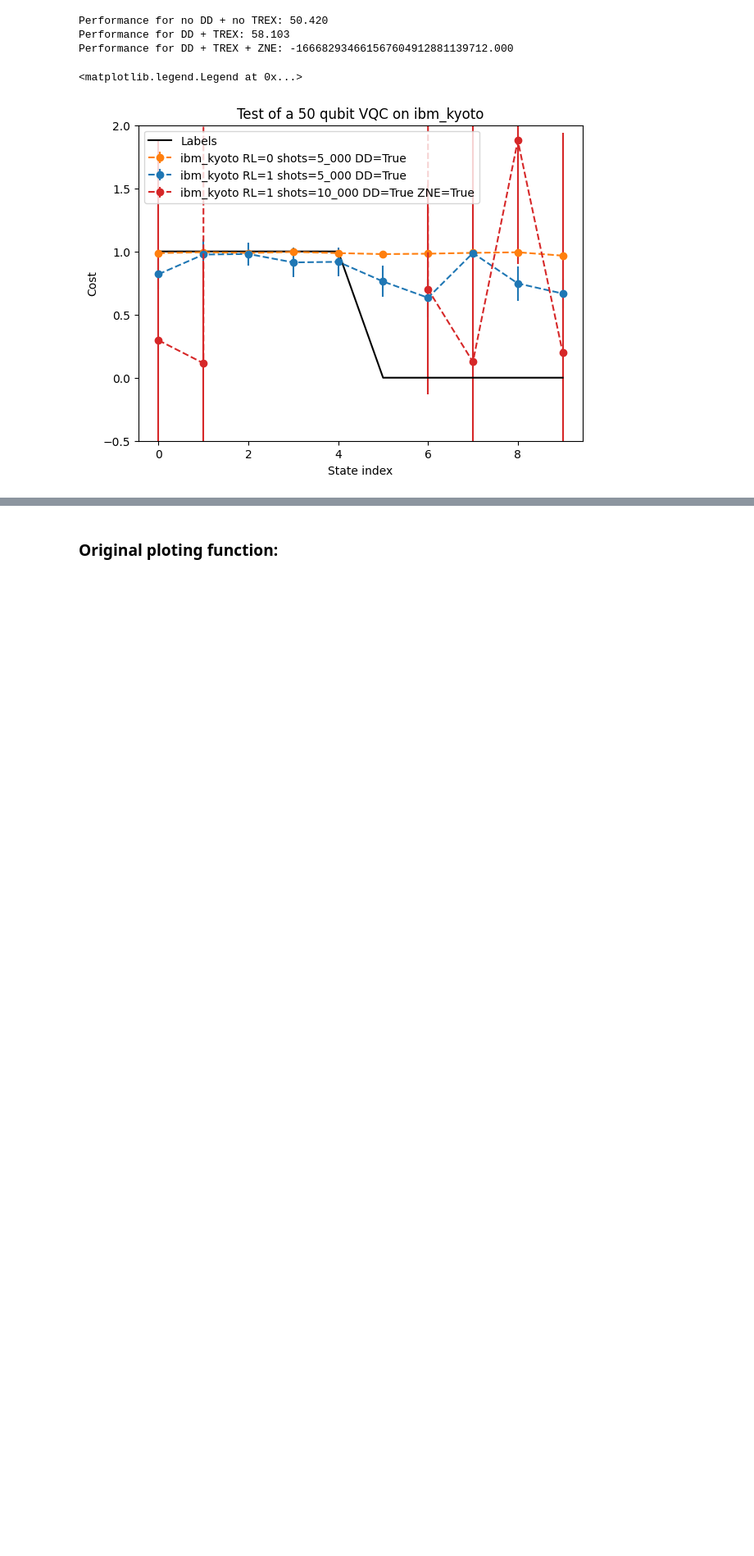
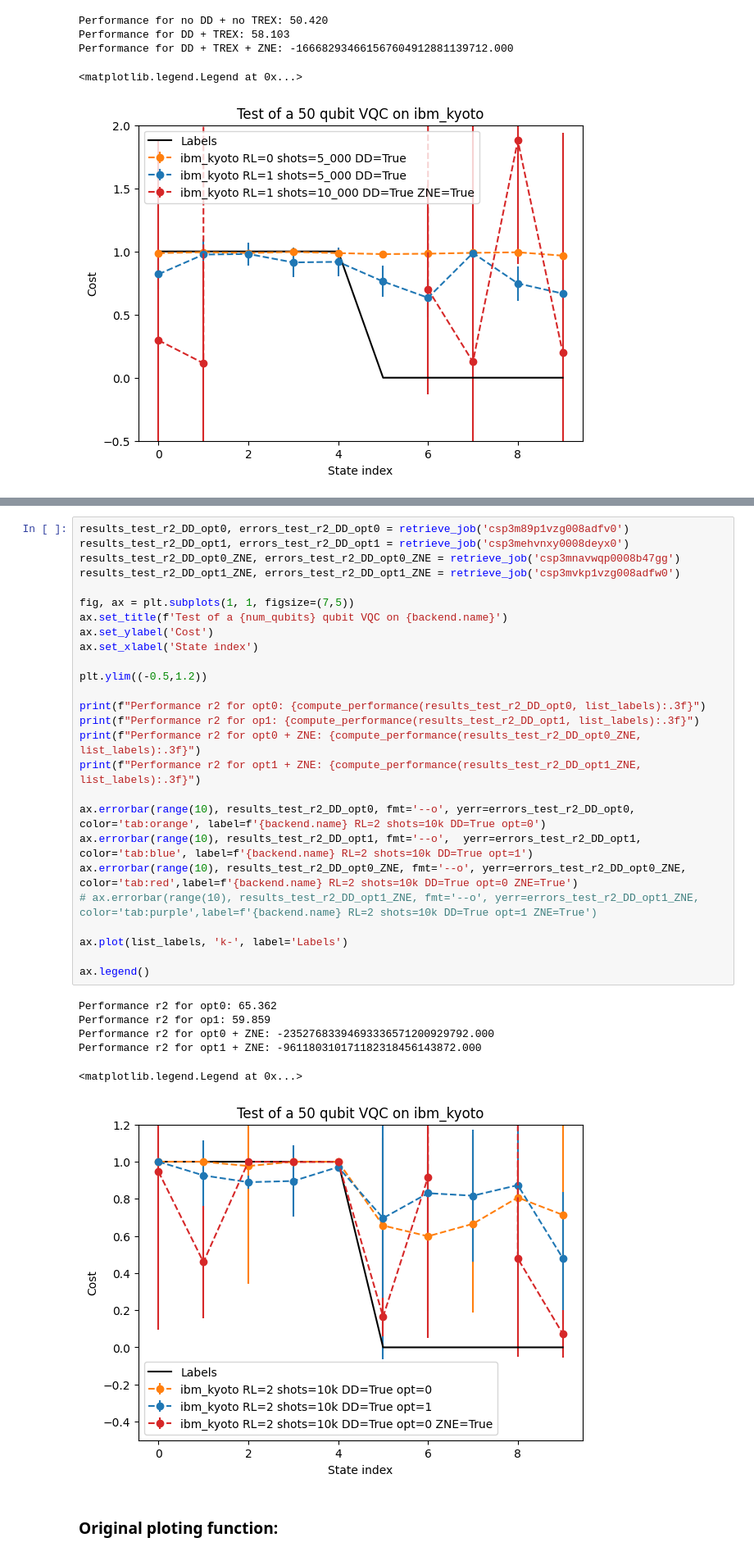
Before and after one commit to GuillermoAbadLopez/ibm-quantum-challenge-2024, a Jupyter notebook: content/lab_bonus/lab-bonus.ipynb, the cells around one changed output, grey strips where cells are left out. Shown at 82% size. Drawn from its saved outputs; the diff is of its cells as text; blank space fills up the shorter version.

```diff
--- a/content/lab_bonus/lab-bonus.ipynb
+++ b/content/lab_bonus/lab-bonus.ipynb
@@ -987,3 +1008,36 @@ Performance for DD + TREX + ZNE: -166682934661567604912881139712.000
+# %%
+results_test_r2_DD_opt0, errors_test_r2_DD_opt0 = retrieve_job('csp3m89p1vzg008adfv0')
+results_test_r2_DD_opt1, errors_test_r2_DD_opt1 = retrieve_job('csp3mehvnxy0008deyx0')
+results_test_r2_DD_opt0_ZNE, errors_test_r2_DD_opt0_ZNE = retrieve_job('csp3mnavwqp0008b47gg')
+results_test_r2_DD_opt1_ZNE, errors_test_r2_DD_opt1_ZNE = retrieve_job('csp3mvkp1vzg008adfw0')
+
+fig, ax = plt.subplots(1, 1, figsize=(7,5))
+ax.set_title(f'Test of a {num_qubits} qubit VQC on {backend.name}')
+ax.set_ylabel('Cost')
+ax.set_xlabel('State index')
+
+plt.ylim((-0.5,1.2))
+
+print(f"Performance r2 for opt0: {compute_performance(results_test_r2_DD_opt0, list_labels):.3f}")
+print(f"Performance r2 for op1: {compute_performance(results_test_r2_DD_opt1, list_labels):.3f}")
+print(f"Performance r2 for opt0 + ZNE: {compute_performance(results_test_r2_DD_opt0_ZNE, list_labels):.3f}")
+print(f"Performance r2 for opt1 + ZNE: {compute_performance(results_test_r2_DD_opt1_ZNE, list_labels):.3f}")
+
+ax.errorbar(range(10), results_test_r2_DD_opt0, fmt='--o', yerr=errors_test_r2_DD_opt0, color='tab:orange', label=f'{backend.name} RL=2 shots=10k DD=True opt=0')
+ax.errorbar(range(10), results_test_r2_DD_opt1, fmt='--o',  yerr=errors_test_r2_DD_opt1, color='tab:blue', label=f'{backend.name} RL=2 shots=10k DD=True opt=1')
+ax.errorbar(range(10), results_test_r2_DD_opt0_ZNE, fmt='--o', yerr=errors_test_r2_DD_opt0_ZNE, color='tab:red',label=f'{backend.name} RL=2 shots=10k DD=True opt=0 ZNE=True')
+# ax.errorbar(range(10), results_test_r2_DD_opt1_ZNE, fmt='--o', yerr=errors_test_r2_DD_opt1_ZNE, color='tab:purple',label=f'{backend.name} RL=2 shots=10k DD=True opt=1 ZNE=True')
+
+ax.plot(list_labels, 'k-', label='Labels')
+
+ax.legend()
+# %% [output]
+Performance r2 for opt0: 65.362
+Performance r2 for op1: 59.859
+Performance r2 for opt0 + ZNE: -23527683394693336571200929792.000
+Performance r2 for opt1 + ZNE: -961180310171182318456143872.000
+<matplotlib.legend.Legend at 0x...>
+[figure, added]
 # %% [markdown]
 ### Original ploting function:
 # %%
```
Also changed, not shown: parts of 21 cells of this notebook.
